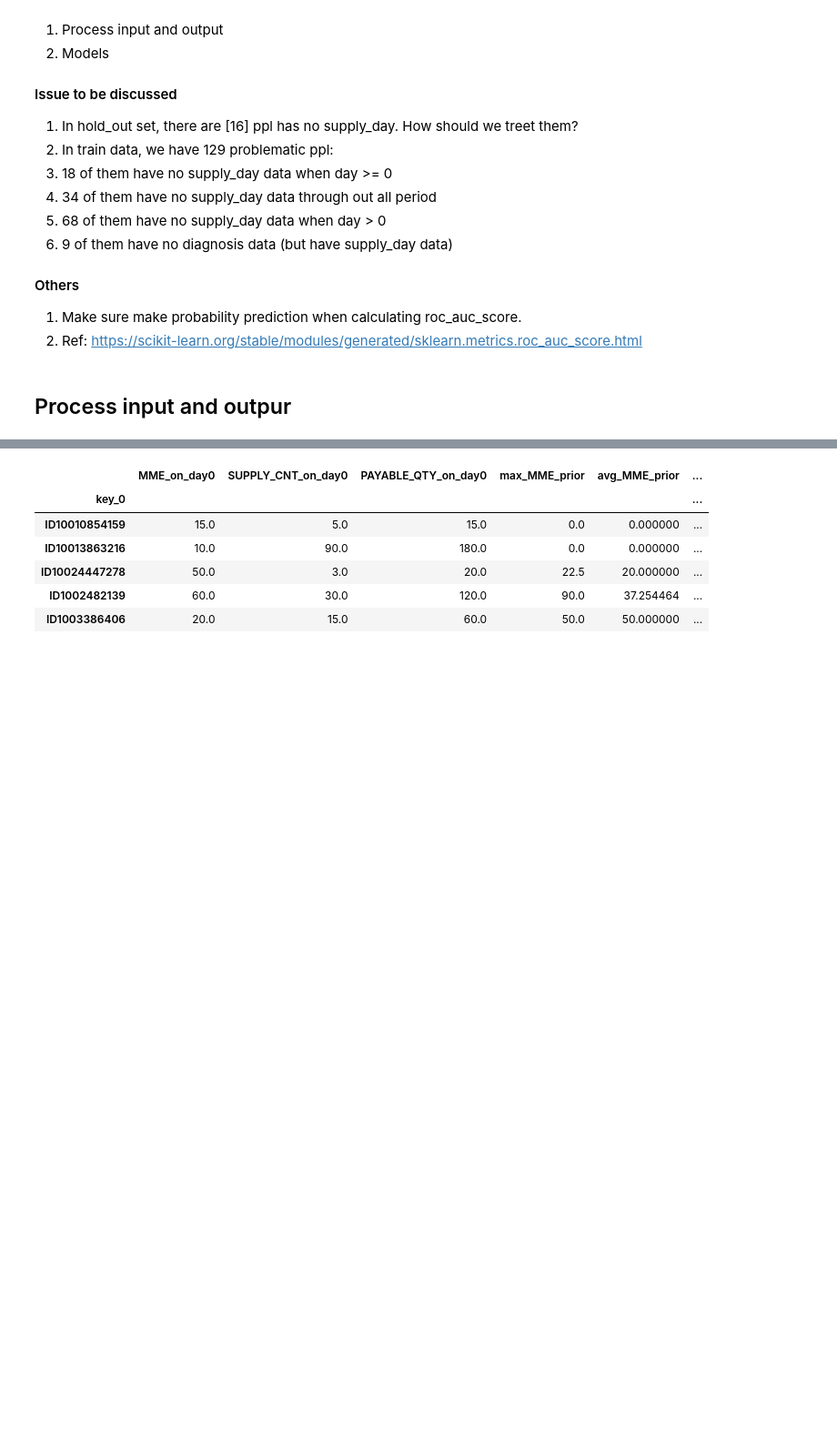
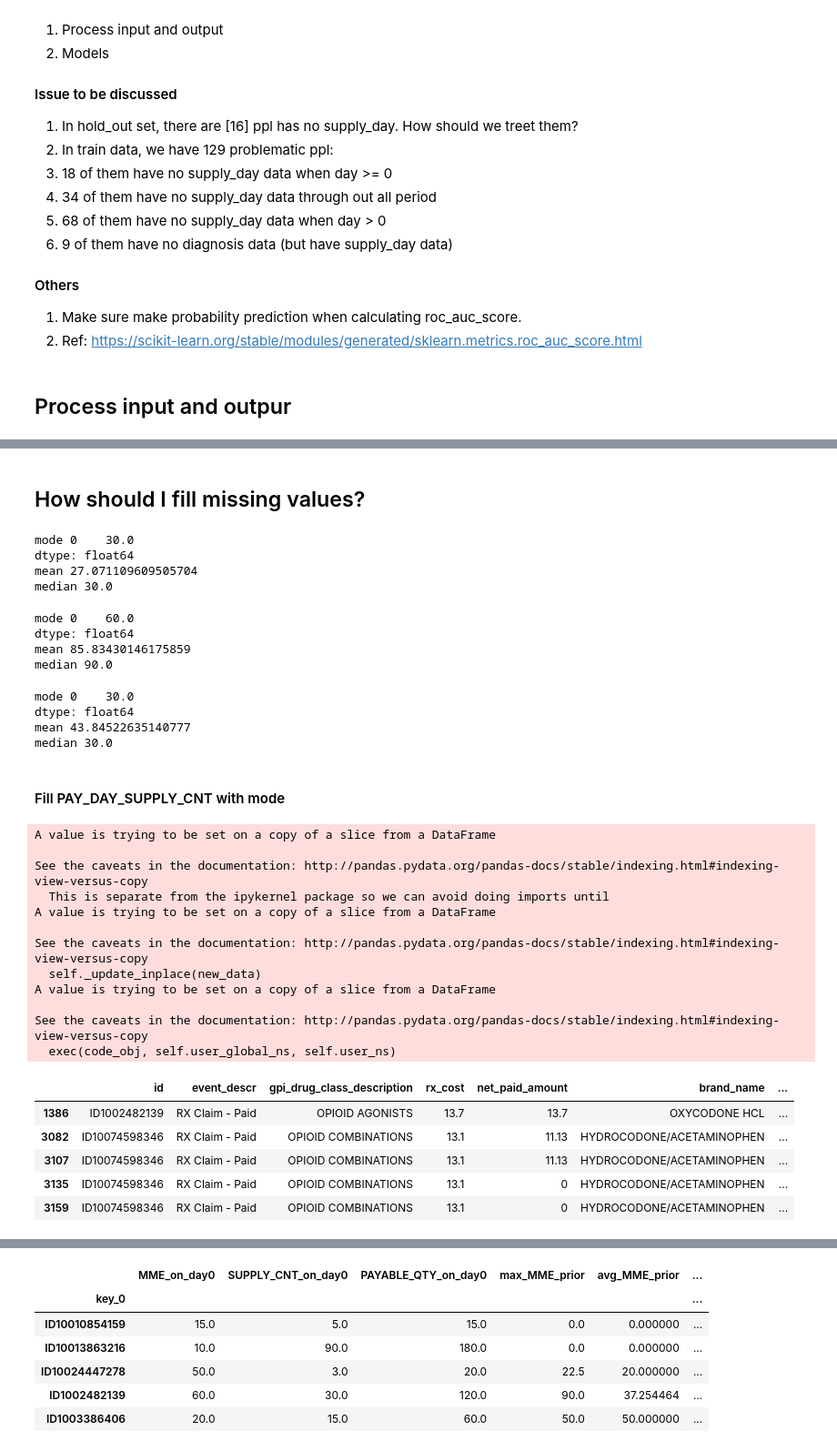
Before and after one commit to chenson2018/Humana-Mays-Competition, a Jupyter notebook: Matthew Features and Models Oct 2.ipynb, the cells around one changed output, grey strips where cells are left out. Shown at 91% size. Cells and saved outputs as stored; diff of their text form; code cells hidden in the pictures; blank space fills up the shorter version.

```diff
--- a/Matthew Features and Models Oct 2.ipynb
+++ b/Matthew Features and Models Oct 2.ipynb
@@ -101,0 +117,4 @@ Wall time: 29.5 s
+# %%
+# opioid_all_time is data that generic_name with
+opioid_all_time = rx_paid[rx_paid['PAY_DAY_SUPPLY_CNT'].notnull()]['generic_name'].value_counts()
+print('total numbers of opioid generic_name', len(opioid_all_time))
@@ -101,0 +123,5 @@ Wall time: 29.5 s
+# %%
+mask = rx_paid['generic_name'].map(lambda x: x in opioid_all_time.index.values)
+
+# true_opioid: rx_paid data filtered by generic_names is in opioid_all_time
+true_opioid = rx_paid[mask]
@@ -101,0 +263,55 @@ Wall time: 29.5 s
+# %% [markdown]
+## How should I fill missing values?
+# %%
+print('mode', true_opioid['PAY_DAY_SUPPLY_CNT'].mode())
+print('mean',true_opioid['PAY_DAY_SUPPLY_CNT'].mean())
+print('median',true_opioid['PAY_DAY_SUPPLY_CNT'].median())
+# %% [output]
+mode 0    30.0
+dtype: float64
+mean 27.071109609505704
+median 30.0
+# %%
+print('mode', true_opioid['PAYABLE_QTY'].mode())
+print('mean',true_opioid['PAYABLE_QTY'].mean())
+print('median',true_opioid['PAYABLE_QTY'].median())
+# %% [output]
+mode 0    60.0
+dtype: float64
+mean 85.83430146175859
+median 90.0
+# %%
+print('mode', true_opioid['MME'].mode())
+print('mean',true_opioid['MME'].mean())
+print('median',true_opioid['MME'].median())
+# %% [output]
+mode 0    30.0
+dtype: float64
+mean 43.84522635140777
+median 30.0
+# %% [markdown]
+#### Fill PAY_DAY_SUPPLY_CNT with mode
+# %%
+mask_to_fill = true_opioid['PAY_DAY_SUPPLY_CNT'].isnull()
+mode = true_opioid['PAY_DAY_SUPPLY_CNT'][~mask_to_fill].mode()
+true_opioid['PAY_DAY_SUPPLY_CNT'][mask_to_fill] = [mode]*sum(mask_to_fill)
+true_opioid[mask_to_fill].head()
+# %% [output]
+A value is trying to be set on a copy of a slice from a DataFrame
+
+See the caveats in the documentation: http://pandas.pydata.org/pandas-docs/stable/indexing.html#indexing-view-versus-copy
+  This is separate from the ipykernel package so we can avoid doing imports until
+A value is trying to be set on a copy of a slice from a DataFrame
+
+See the caveats in the documentation: http://pandas.pydata.org/pandas-docs/stable/indexing.html#indexing-view-versus-copy
+  self._update_inplace(new_data)
+A value is trying to be set on a copy of a slice from a DataFrame
+
+See the caveats in the documentation: http://pandas.pydata.org/pandas-docs/stable/indexing.html#indexing-view-versus-copy
+  exec(code_obj, self.user_global_ns, self.user_ns)
+|  | id | event_descr | gpi_drug_class_description | rx_cost | net_paid_amount | brand_name | ... |
+| 1386 | ID1002482139 | RX Claim - Paid | OPIOID AGONISTS | 13.7 | 13.7 | OXYCODONE HCL | ... |
+| 3082 | ID10074598346 | RX Claim - Paid | OPIOID COMBINATIONS | 13.1 | 11.13 | HYDROCODONE/ACETAMINOPHEN | ... |
+| 3107 | ID10074598346 | RX Claim - Paid | OPIOID COMBINATIONS | 13.1 | 11.13 | HYDROCODONE/ACETAMINOPHEN | ... |
+| 3135 | ID10074598346 | RX Claim - Paid | OPIOID COMBINATIONS | 13.1 | 0 | HYDROCODONE/ACETAMINOPHEN | ... |
+| 3159 | ID10074598346 | RX Claim - Paid | OPIOID COMBINATIONS | 13.1 | 0 | HYDROCODONE/ACETAMINOPHEN | ... |
```
Also changed, not shown: parts of 68 cells of this notebook, 5 other files.
